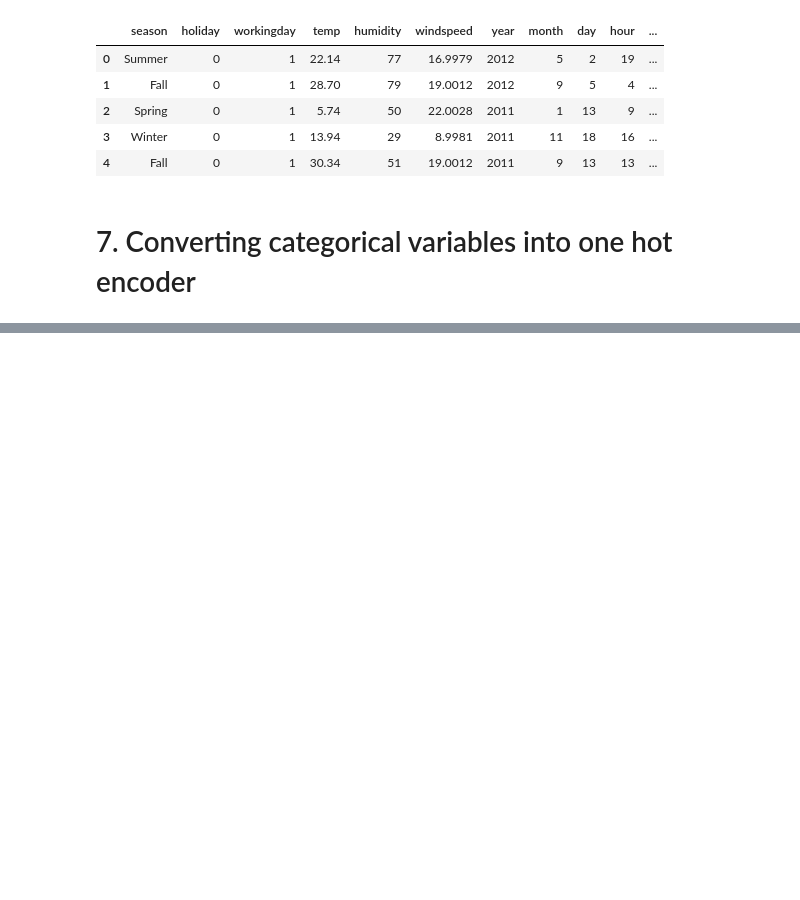
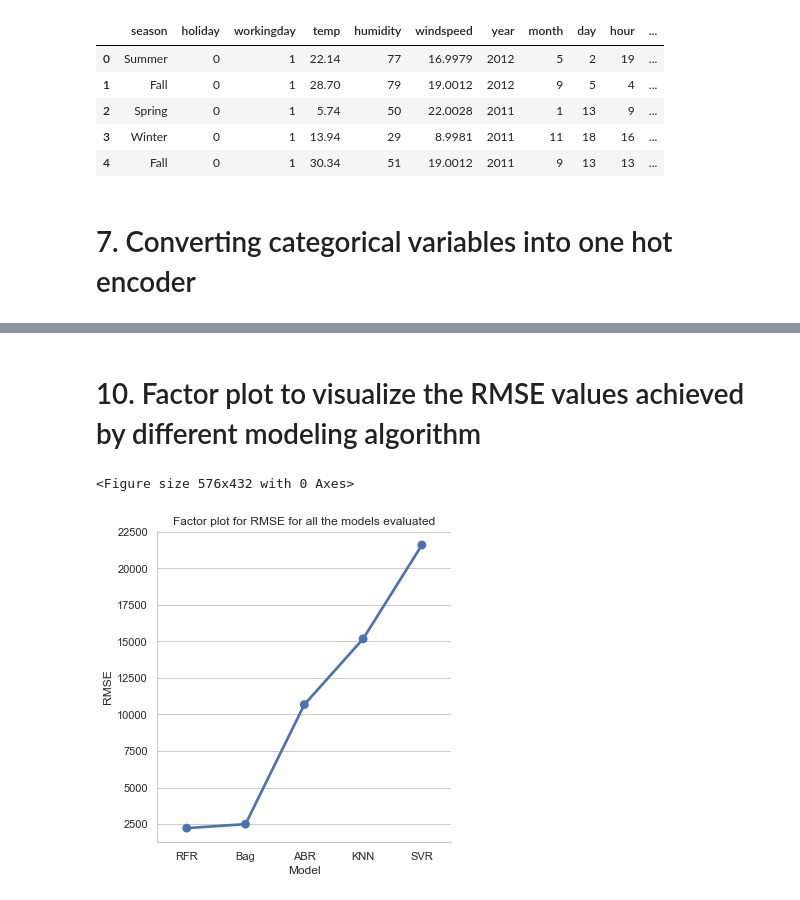
Before and after one commit to prabhavithreddy/Python_AI_ML, a Jupyter notebook: Edureka/PGP AIML/4_MidTermProject/mid_term_project_1.ipynb, the cells around one changed output, grey strips where cells are left out. Cells and saved outputs as stored; diff of their text form; code cells hidden in the pictures; blank space fills up the shorter version.

```diff
--- a/Edureka/PGP AIML/4_MidTermProject/mid_term_project_1.ipynb
+++ b/Edureka/PGP AIML/4_MidTermProject/mid_term_project_1.ipynb
@@ -482,4 +496,9 @@ for categories in ohe.categories_:
     for col in categories:
         columns.append(col)
 columns
+result = pd.DataFrame(result, columns=columns, index=df.index)
+print(result.shape, df.shape)
+df.drop(columns=categorical, axis=1, inplace=True)
+df = pd.concat([result,df], axis=1)
+df.head()
 # %% [output]
@@ -513,0 +515,9 @@ df.head()
+# %%
+X = df.iloc[:, :-1]
+y = df.iloc[:, -1]
+X_train, X_test, y_train, y_test = train_test_split(X,y,random_state=42, train_size=0.7)
+
+print(f"Shape of X_train: {X_train.shape[0]}")
+print(f"Shape of y_train: {y_train.shape[0]}")
+print(f"Shape of X_test: {X_test.shape[0]}")
+print(f"Shape of y_test: {y_test.shape[0]}")
@@ -513,0 +531,15 @@ df.head()
+# %%
+models = {'RFR': RandomForestRegressor(),
+         'ABR': AdaBoostRegressor(),
+         'Bag': BaggingRegressor(),
+         'SVR': LinearSVR(),
+         'KNN': KNeighborsRegressor()}
+mae = []
+for model in models:
+    m = models[model]
+    m.fit(X_train, y_train)
+    y_predict = m.predict(X_test)
+    mae.append({'Model':model, 'RMSE':mean_squared_error(y_test, y_predict)})
+# %%
+rmse_df = pd.DataFrame(mae, columns=['Model', 'RMSE'])
+rmse_df.head()
@@ -513,0 +553,10 @@ df.head()
+# %% [markdown]
+# 10. Factor plot to visualize the RMSE values achieved by different modeling algorithm
+# %%
+plt.figure(figsize=(8,6))
+sns.factorplot(x='Model', y='RMSE',data = rmse_df.sort_values(by=['RMSE']))
+plt.title('Factor plot for RMSE for all the models evaluated')
+plt.show()
+# %% [output]
+<Figure size 576x432 with 0 Axes>
+[figure, added]
```
Also changed, not shown: parts of 42 cells of this notebook, 1 other file.
